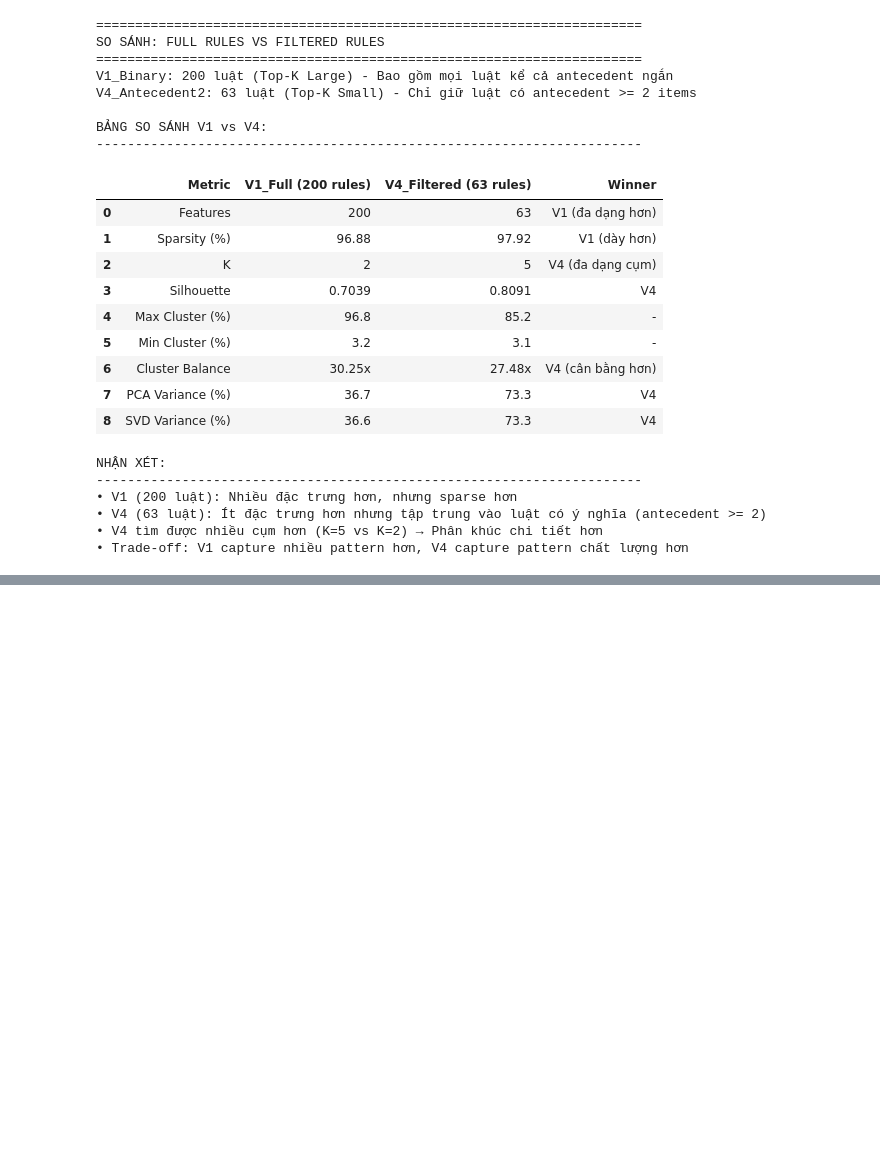
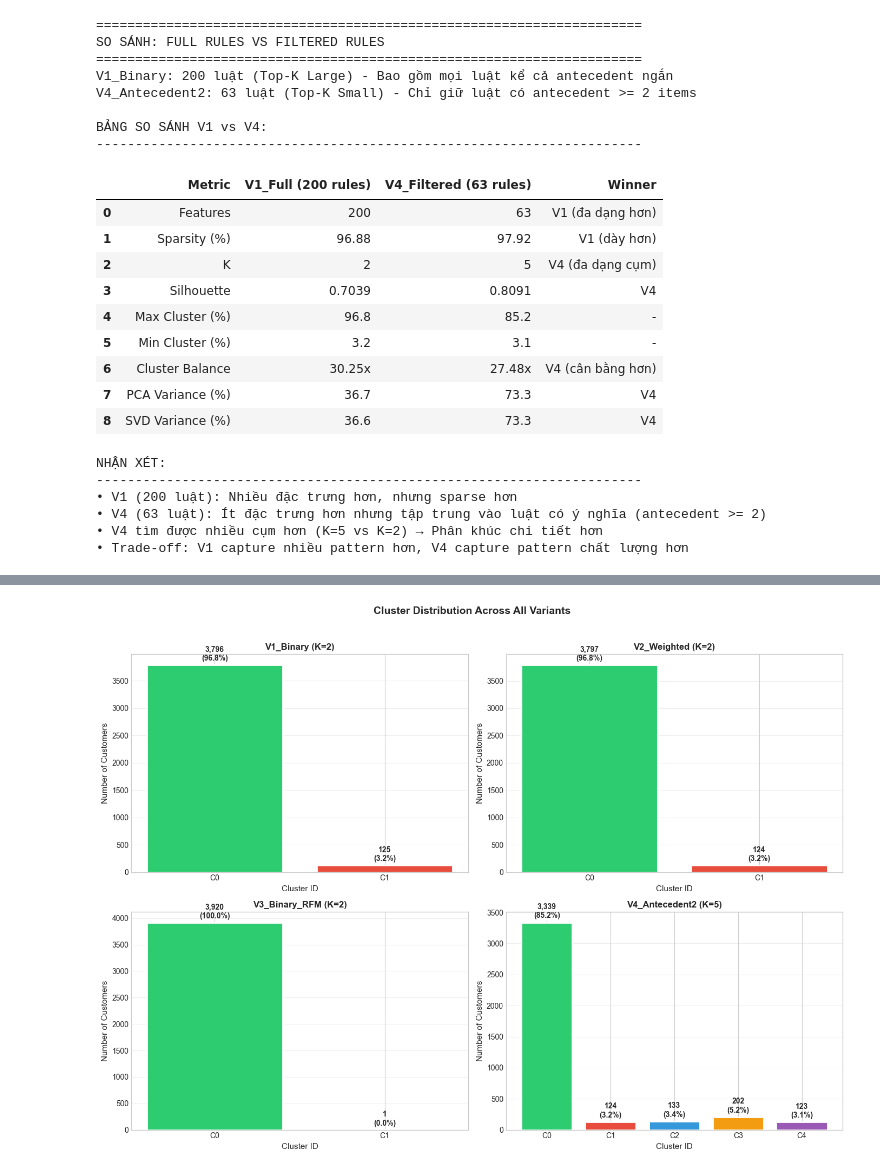
Before and after one commit to ThanhTung-KHMT-1701/ShopCluster, a Jupyter notebook: notebooks/ShopCluster.ipynb, the cells around one changed output, grey strips where cells are left out. Saved outputs shown, nothing was run; the diff lists cells and outputs as text; code cells hidden in the pictures; blank space fills up the shorter version.

```diff
--- a/notebooks/ShopCluster.ipynb
+++ b/notebooks/ShopCluster.ipynb
@@ -4493,0 +4617,86 @@ NHẬN XÉT:
+# %%
+# =============================================================================
+# 6.2. CLUSTER DISTRIBUTION STATISTICS
+# =============================================================================
+# Thống kê phân bố khách hàng theo cụm cho tất cả variants
+
+print("="*70)
+print("THỐNG KÊ PHÂN BỐ KHÁCH HÀNG THEO CỤM")
+print("="*70)
+
+# Tạo bảng thống kê cho mỗi variant
+distribution_stats = []
+
+for variant, df in master_data.items():
+    cluster_col = 'Cluster'
+    if cluster_col not in df.columns:
+        # Tìm cột cluster
+        cluster_cols = [c for c in df.columns if 'cluster' in c.lower()]
+        if cluster_cols:
+            cluster_col = cluster_cols[0]
+
+    # Thống kê theo cụm
+    cluster_counts = df[cluster_col].value_counts().sort_index()
+    total = len(df)
+
+    print(f"\n{variant} (K={VARIANTS_CONFIG[variant]['k']}):")
+    print("-" * 50)
+
+    for cluster_id, count in cluster_counts.items():
+        pct = count / total * 100
+        print(f"   Cluster {cluster_id}: {count:,} khách ({pct:.1f}%)")
+        distribution_stats.append({
+            'Variant': variant,
+            'Cluster': cluster_id,
+            'Count': count,
+            'Percentage': pct
+        })
+
+# Tạo DataFrame tổng hợp
+df_distribution = pd.DataFrame(distribution_stats)
+print("\n" + "="*70)
+print("BẢNG TỔNG HỢP PHÂN BỐ CỤM:")
+print("-" * 70)
+display(df_distribution)
+
+# Vẽ biểu đồ phân bố cụm cho 4 variants
+fig, axes = plt.subplots(2, 2, figsize=(14, 10))
+axes = axes.flatten()
+
+colors_palette = ['#2ecc71', '#e74c3c', '#3498db', '#f39c12', '#9b59b6']
+
+for idx, (variant, df) in enumerate(master_data.items()):
+    ax = axes[idx]
+
+    cluster_col = 'Cluster'
+    if cluster_col not in df.columns:
+        cluster_cols = [c for c in df.columns if 'cluster' in c.lower()]
+        if cluster_cols:
+            cluster_col = cluster_cols[0]
+
+    cluster_counts = df[cluster_col].value_counts().sort_index()
+    k = len(cluster_counts)
+
+    # Bar chart
+    bars = ax.bar(range(k), cluster_counts.values, color=colors_palette[:k], edgecolor='white', linewidth=2)
+
+    # Thêm labels
+    for bar, count in zip(bars, cluster_counts.values):
+        pct = count / len(df) * 100
+        ax.text(bar.get_x() + bar.get_width()/2, bar.get_height() + 50,
+                f'{count:,}\n({pct:.1f}%)', ha='center', va='bottom', fontsize=10, fontweight='bold')
+
+    ax.set_xlabel('Cluster ID', fontsize=11)
+    ax.set_ylabel('Number of Customers', fontsize=11)
+    ax.set_title(f'{variant} (K={k})', fontsize=12, fontweight='bold')
+    ax.set_xticks(range(k))
+    ax.set_xticklabels([f'C{i}' for i in range(k)])
+    ax.grid(axis='y', alpha=0.3)
+
+plt.suptitle('Cluster Distribution Across All Variants', fontsize=14, fontweight='bold', y=1.02)
+plt.tight_layout()
+plt.savefig('../images/Req6_ClusterDistribution.png', dpi=150, bbox_inches='tight', facecolor='white')
+plt.show()
+
+print(f"\nĐã lưu biểu đồ: images/Req6_ClusterDistribution.png")
+# %% [output]
@@ -4493,0 +4732 @@ NHẬN XÉT:
+[figure, added]
```
Also changed, not shown: parts of 19 cells of this notebook, 16 other files.
